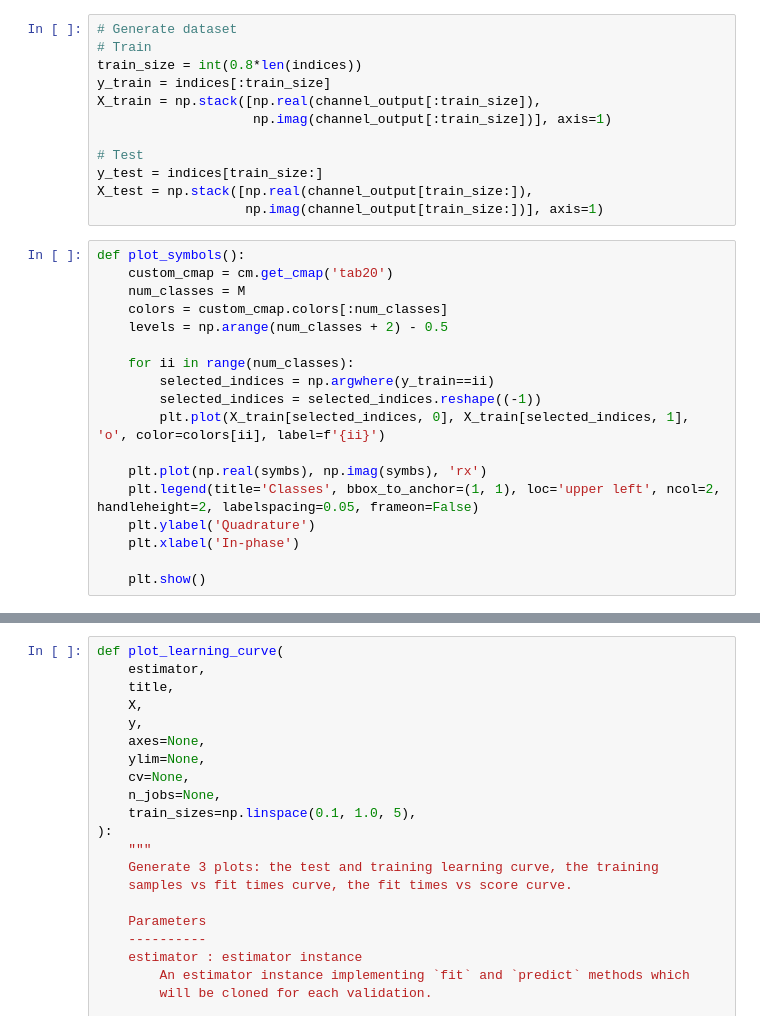
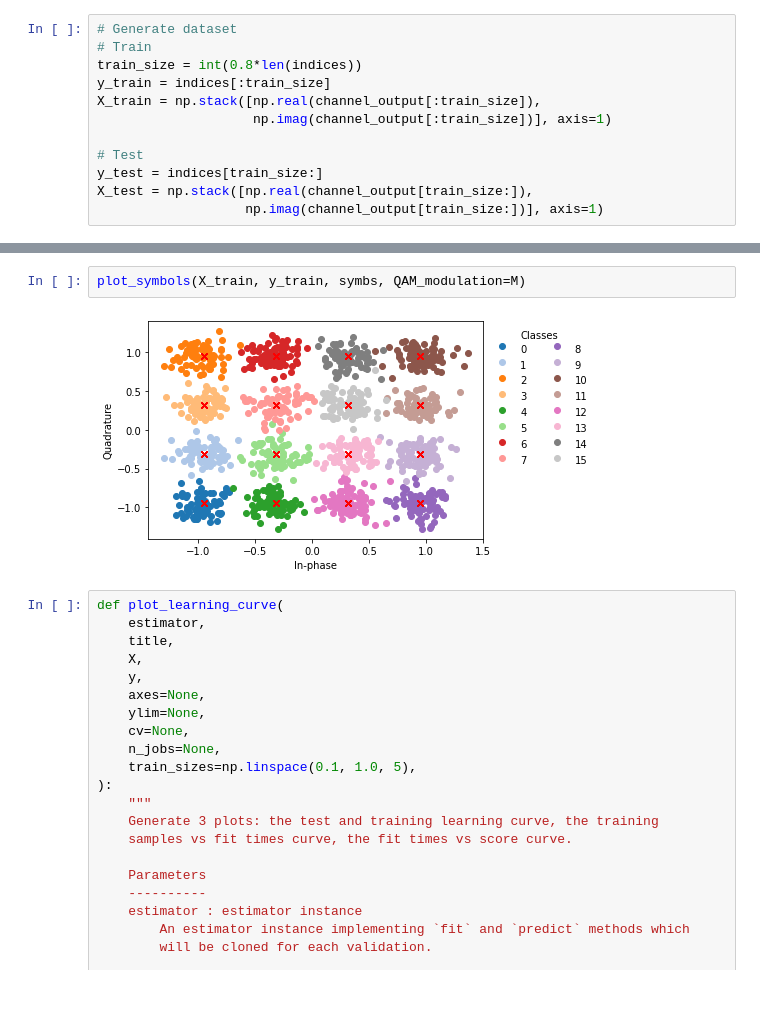
Before and after one commit to lucascprazeres/projeto-classificacao-telecom, a Jupyter notebook: meu_classificador_awgn.ipynb, the cells around one changed output, grey strips where cells are left out. Cells and saved outputs as stored; diff of their text form; blank space fills up the shorter version.

Commit message:
ref: extrai plot_symbols

```diff
--- a/meu_classificador_awgn.ipynb
+++ b/meu_classificador_awgn.ipynb
@@ -54,21 +59,3 @@ X_train = np.stack([np.real(channel_output[:train_size]),
 y_test = indices[train_size:]
 X_test = np.stack([np.real(channel_output[train_size:]),
                    np.imag(channel_output[train_size:])], axis=1)
-# %%
-def plot_symbols():
-    custom_cmap = cm.get_cmap('tab20')
-    num_classes = M
-    colors = custom_cmap.colors[:num_classes]
-    levels = np.arange(num_classes + 2) - 0.5
-
-    for ii in range(num_classes):
-        selected_indices = np.argwhere(y_train==ii)
-        selected_indices = selected_indices.reshape((-1))
-        plt.plot(X_train[selected_indices, 0], X_train[selected_indices, 1], 'o', color=colors[ii], label=f'{ii}')
-
-    plt.plot(np.real(symbs), np.imag(symbs), 'rx')
-    plt.legend(title='Classes', bbox_to_anchor=(1, 1), loc='upper left', ncol=2, handleheight=2, labelspacing=0.05, frameon=False)
-    plt.ylabel('Quadrature')
-    plt.xlabel('In-phase')
-
-    plt.show()
@@ -79,3 +62,7 @@ plot_symbols()
+# %%
+plot_symbols(X_train, y_train, symbs, QAM_modulation=M)
+# %% [output]
+[figure, added]
 # %%
 def plot_learning_curve(
     estimator,
```
Also changed, not shown: parts of 5 cells of this notebook, 1 other file.
